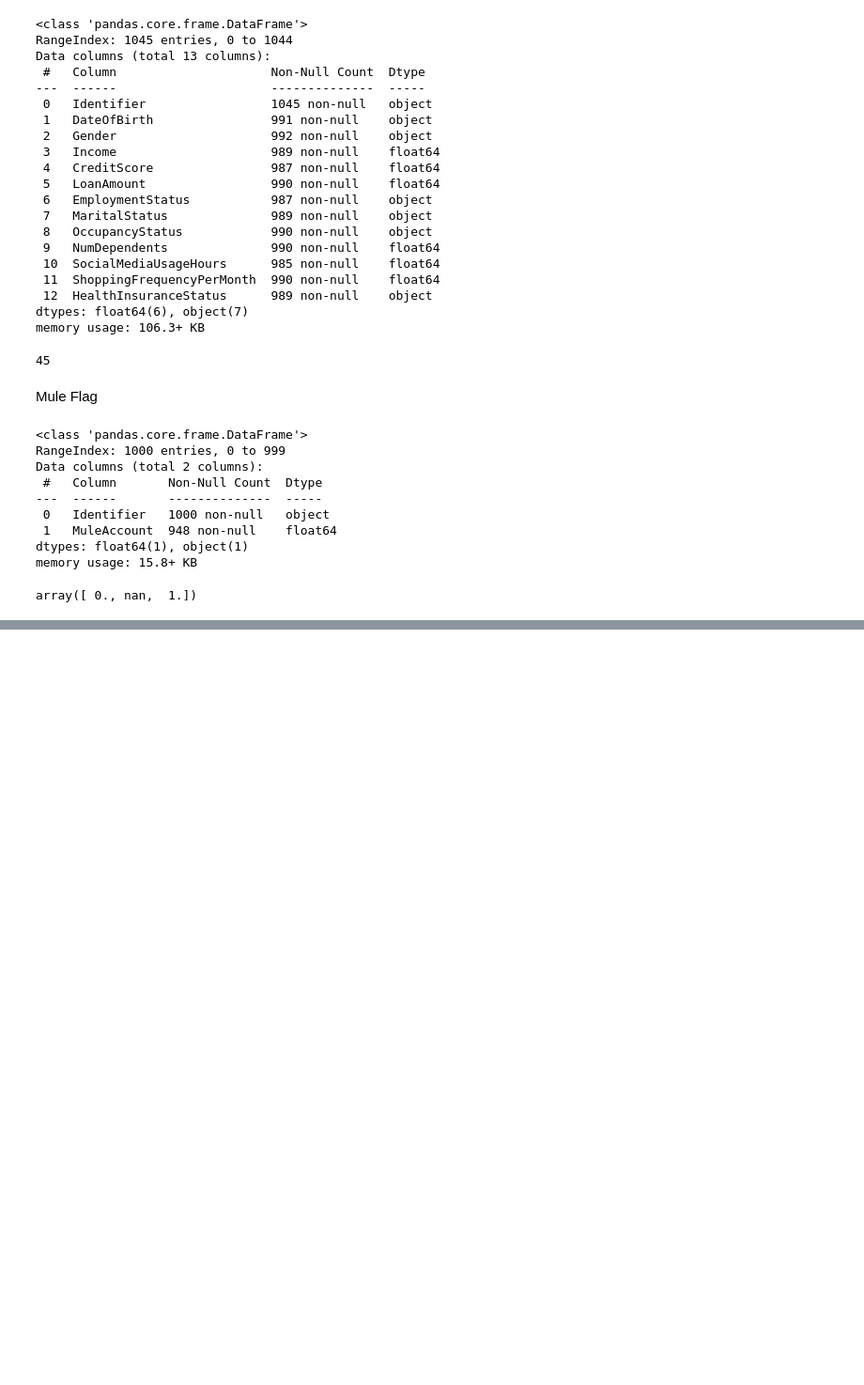
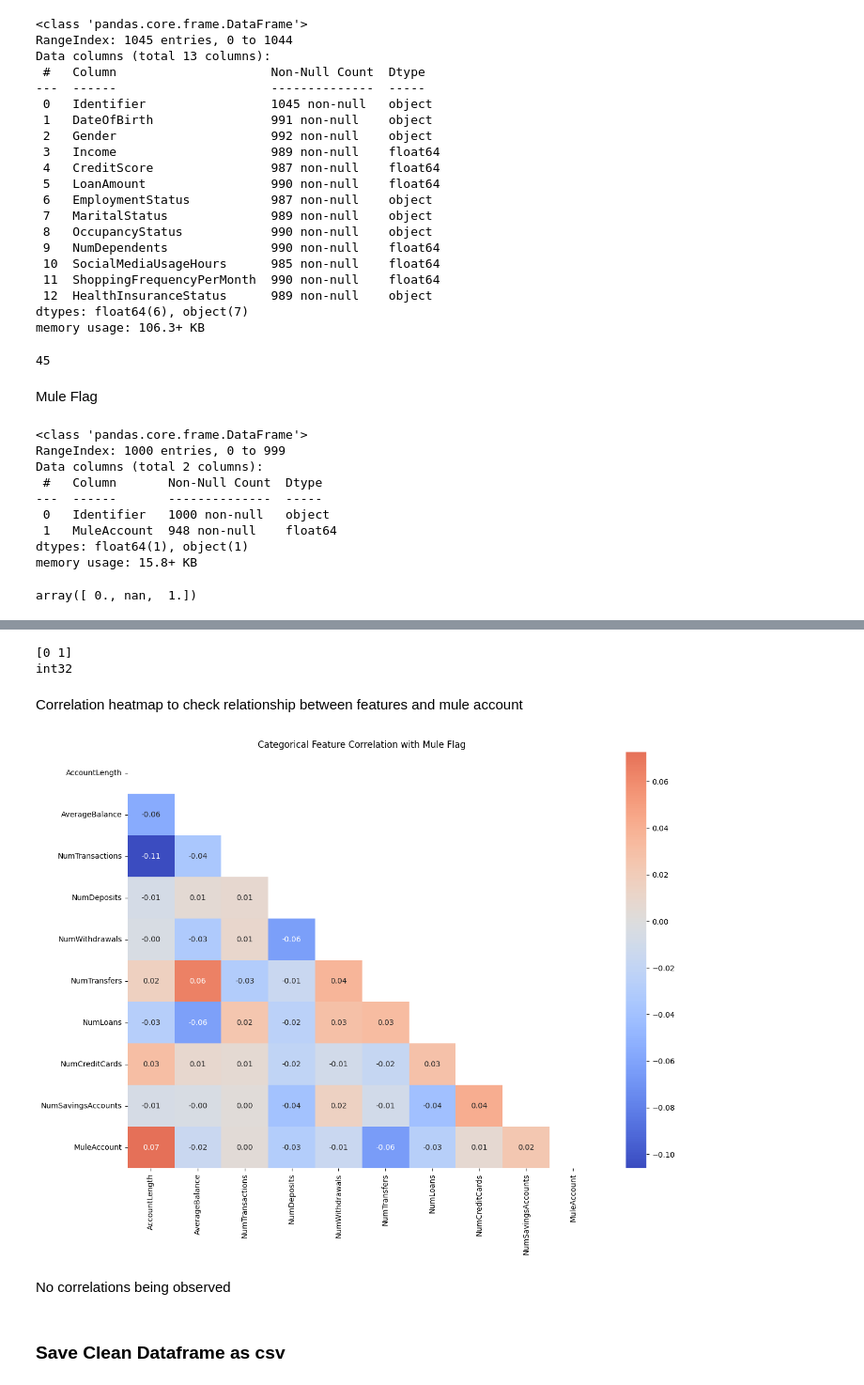
Before and after one commit to valooi/experianlivechallenge, a Jupyter notebook: data_exploration.ipynb, the cells around one changed output, grey strips where cells are left out. Shown: that part at 94% size. Cells and saved outputs as stored; diff of their text form; code cells hidden in the pictures; blank space fills up the shorter version.

```diff
--- a/data_exploration.ipynb
+++ b/data_exploration.ipynb
@@ -257,0 +487,35 @@ mule_dropna = mule_flag.dropna()
+# %%
+print(y.unique())
+print(y.dtype)
+# %% [output]
+[0 1]
+int32
+# %% [markdown]
+Correlation heatmap to check relationship between features and mule account
+# %%
+from sklearn.preprocessing import LabelEncoder
+
+def categorical_correlation_heatmap(df):
+    # Encode categorical variables
+    df_encoded = df.apply(LabelEncoder().fit_transform)
+
+    # Calculate correlation matrix
+    corr = df_encoded.corr()
+
+    # Plot heatmap
+    plt.figure(figsize=(14, 10))
+    sns.heatmap(corr,
+                annot=True, fmt='.2f',
+                cmap='coolwarm', center=0,
+                mask=np.triu(np.ones_like(corr, dtype=bool)))
+    plt.title('Categorical Feature Correlation with Mule Flag')
+    plt.show()
+
+# Example usage
+categorical_correlation_heatmap(combined_df)
+# %% [output]
+[figure, added]
+# %% [markdown]
+No correlations being observed
+# %% [markdown]
+### Save Clean Dataframe as csv
```
Also changed, not shown: parts of 17 cells of this notebook.
